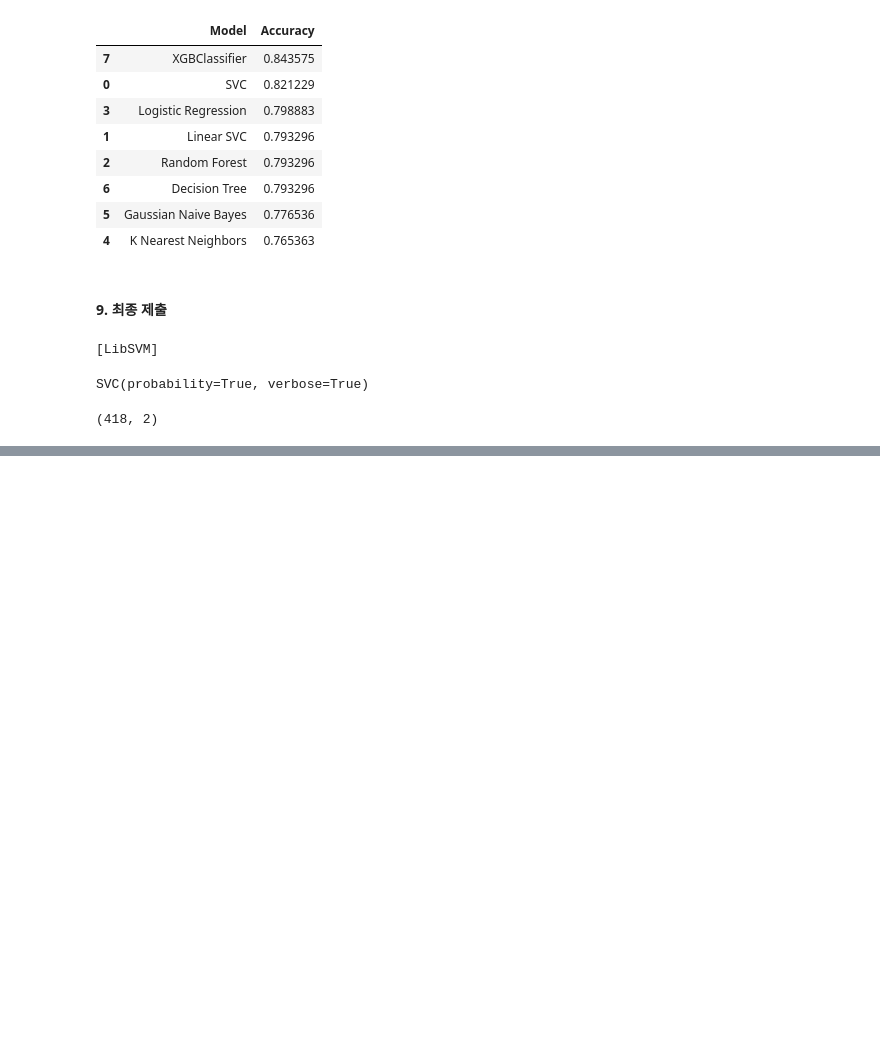
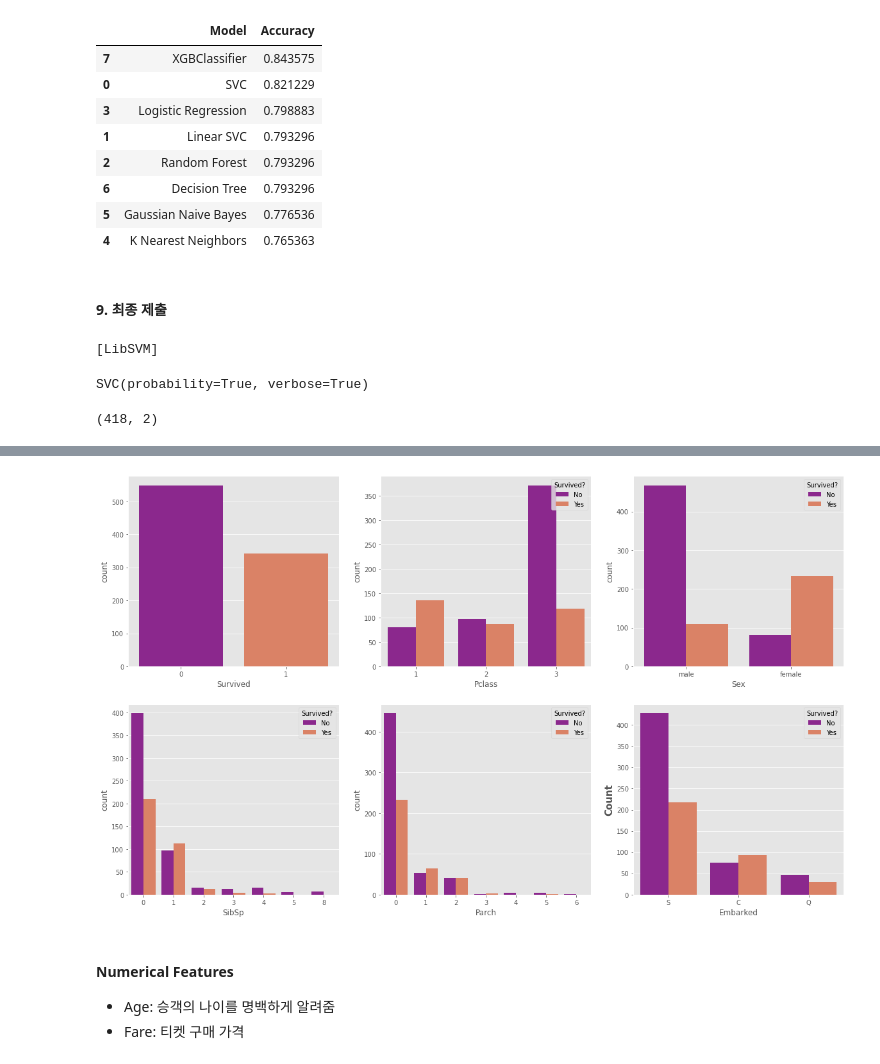
Before and after one commit to CEOJINSUNG/Bigdata, a Jupyter notebook: BigData Study/1주차_데이터 전처리&EDA.ipynb, the cells around one changed output, grey strips where cells are left out. Drawn from its saved outputs; the diff is of its cells as text; code cells hidden in the pictures; blank space fills up the shorter version.

```diff
--- a/BigData Study/1주차_데이터 전처리&EDA.ipynb
+++ b/BigData Study/1주차_데이터 전처리&EDA.ipynb
@@ -789,0 +900,31 @@ print(submission.shape)
+# %%
+# seaborn countplot은 Categorical 각각의 숫자를 세준다.
+def plotsurvival(cats, data):
+    fig, axes = plt.subplots(math.ceil(len(cats)/3), 3, figsize=(20, 12))
+
+    axes = axes.flatten()
+
+    for ax, cat in zip(axes, cats):
+        if cat == 'Survived':
+            sns.countplot(v_train[cat], palette='plasma', ax=ax)
+
+        else:
+            sns.countplot(x=cat,
+                         data=data,
+                         hue='Survived',
+                         palette='plasma',
+                         ax=ax)
+            ax.legend(title='Survived?',
+                     loc='upper right',
+                     labels=['No', 'Yes'])
+
+        plt.ylabel('Count', fontsize=15, weight='bold')
+# %%
+plotsurvival(cats, v_train)
+# %% [output]
+[figure, added]
+# %% [markdown]
+#### Numerical Features
+
+- Age: 승객의 나이를 명백하게 알려줌
+- Fare: 티켓 구매 가격
```
Also changed, not shown: parts of 27 cells of this notebook.
